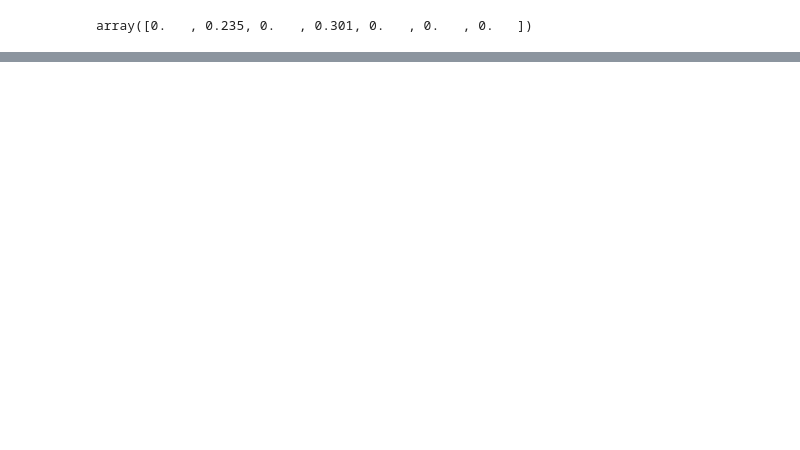
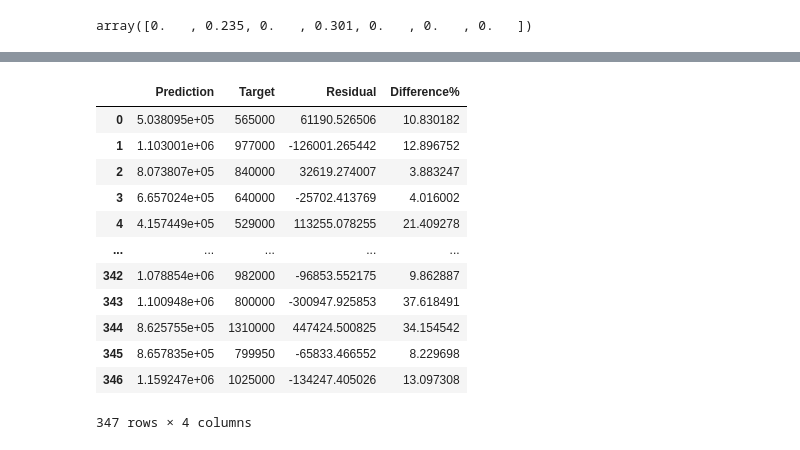
Before and after one commit to tolstoj48/seattle-house-price-prediction, a Jupyter notebook: seattle-real-estate-house-prices-prediction.ipynb, the cells around one changed output, grey strips where cells are left out. Cells and saved outputs as stored; diff of their text form; code cells hidden in the pictures; blank space fills up the shorter version.

```diff
--- a/seattle-real-estate-house-prices-prediction.ipynb
+++ b/seattle-real-estate-house-prices-prediction.ipynb
@@ -546,0 +690,16 @@ array([0.   , 0.235, 0.   , 0.301, 0.   , 0.   , 0.   ])
+# %%
+df_pf
+# %% [output]
+|  | Prediction | Target | Residual | Difference% |
+| 0 | 5.038095e+05 | 565000 | 61190.526506 | 10.830182 |
+| 1 | 1.103001e+06 | 977000 | -126001.265442 | 12.896752 |
+| 2 | 8.073807e+05 | 840000 | 32619.274007 | 3.883247 |
+| 3 | 6.657024e+05 | 640000 | -25702.413769 | 4.016002 |
+| 4 | 4.157449e+05 | 529000 | 113255.078255 | 21.409278 |
+| ... | ... | ... | ... | ... |
+| 342 | 1.078854e+06 | 982000 | -96853.552175 | 9.862887 |
+| 343 | 1.100948e+06 | 800000 | -300947.925853 | 37.618491 |
+| 344 | 8.625755e+05 | 1310000 | 447424.500825 | 34.154542 |
+| 345 | 8.657835e+05 | 799950 | -65833.466552 | 8.229698 |
+| 346 | 1.159247e+06 | 1025000 | -134247.405026 | 13.097308 |
+347 rows × 4 columns
```
Also changed, not shown: parts of 31 cells of this notebook.
